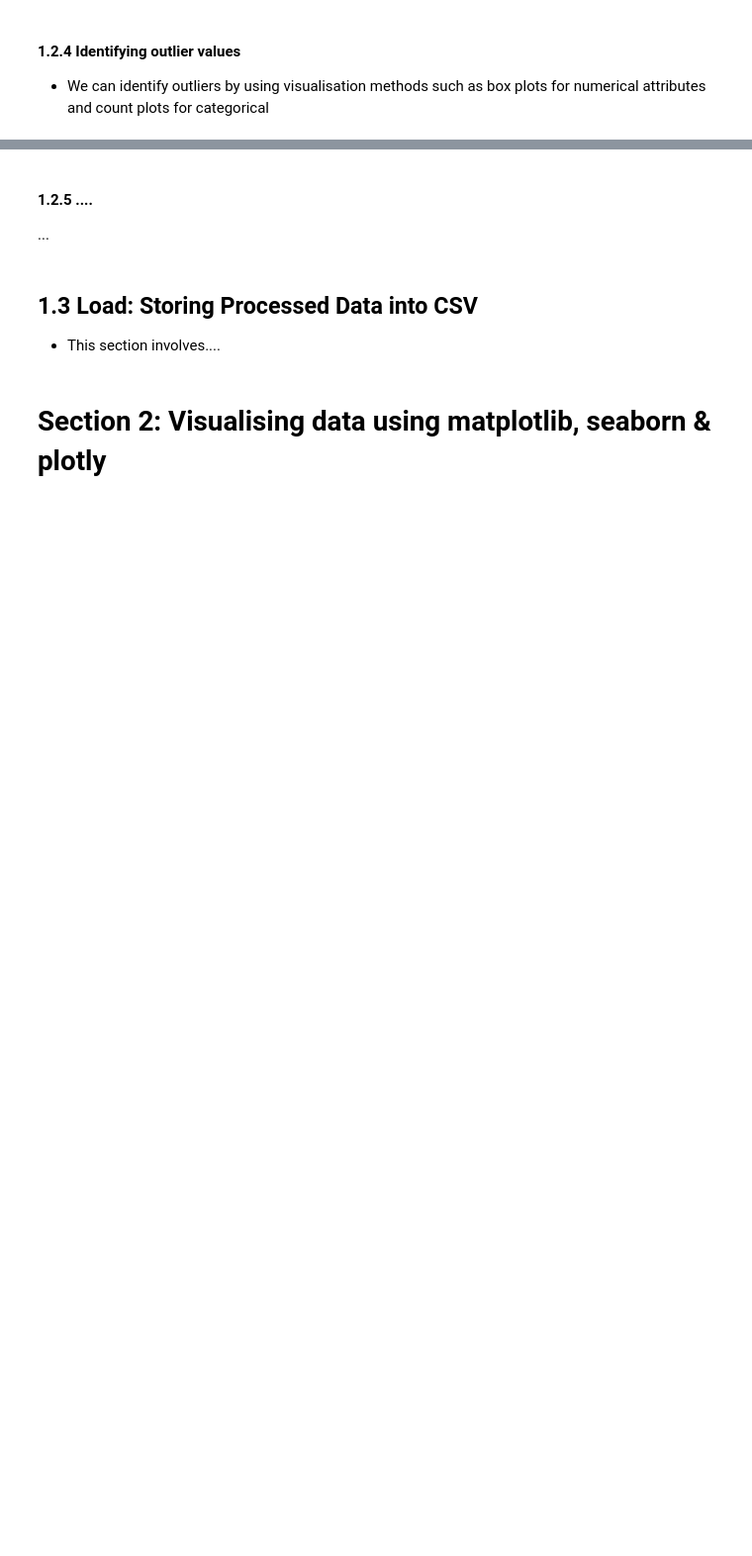
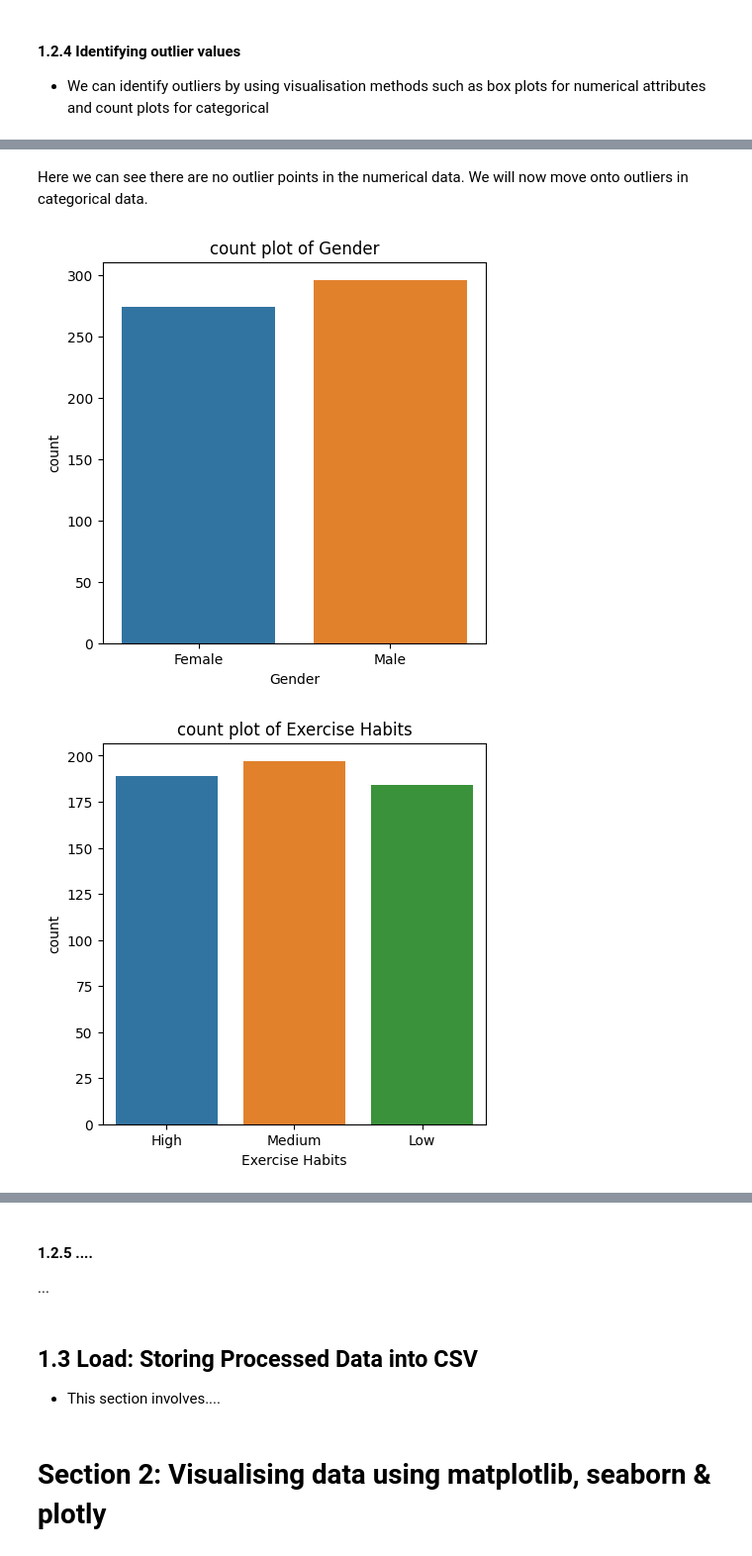
Before and after one commit to MahaSci/heart-disease-data-hackathon-1, a Jupyter notebook: jupyter_notebooks/Heart_Disease_Project.ipynb, the cells around one changed output, grey strips where cells are left out. Shown: that part at 99% size. Saved outputs shown, nothing was run; the diff lists cells and outputs as text; code cells hidden in the pictures; blank space fills up the shorter version.

```diff
--- a/jupyter_notebooks/Heart_Disease_Project.ipynb
+++ b/jupyter_notebooks/Heart_Disease_Project.ipynb
@@ -212,0 +215,15 @@ for col in numerical_attributes:
+# %% [markdown]
+Here we can see there are no outlier points in the numerical data.
+We will now move onto outliers in categorical data.
+# %%
+
+categorical_attributes = df.select_dtypes(include=['object']).columns
+
+for col in categorical_attributes:
+    plt.figure(figsize=(5,5))
+    sns.countplot(x=df[col])
+    plt.title(f"count plot of {col}")
+    plt.show()
+# %% [output]
+[figure, added]
+[figure, added]
```
Also changed, not shown: parts of 11 cells of this notebook, 3 other files.
